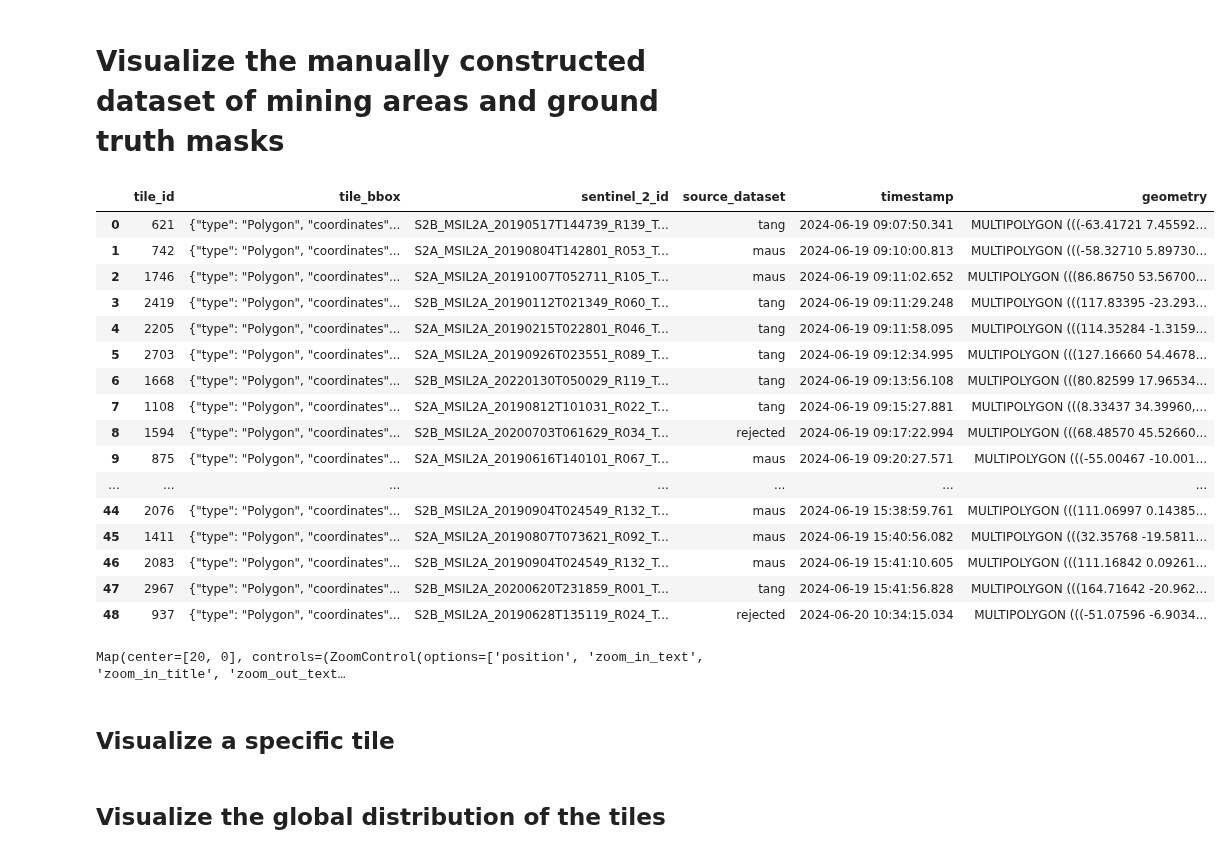
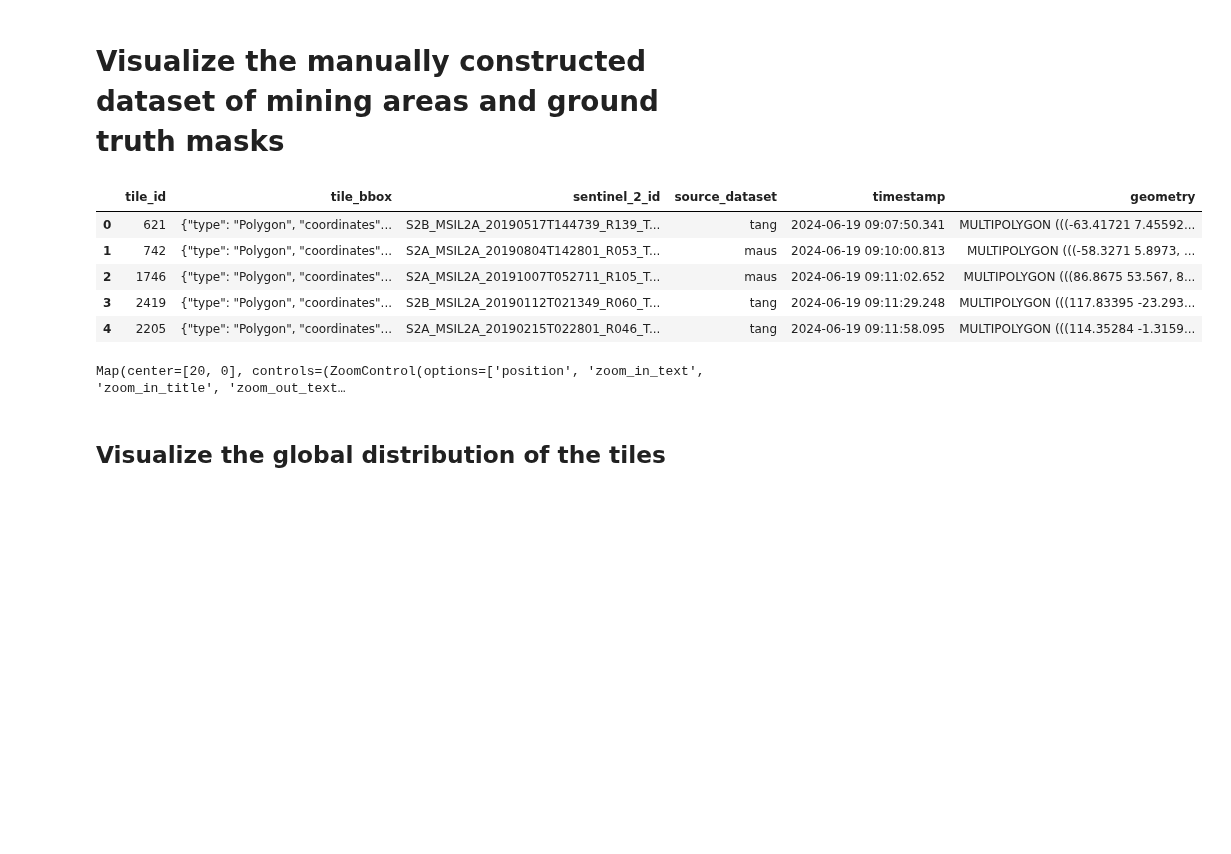
Before and after one commit to SimonJasansky/mine-segmentation, a Jupyter notebook: notebooks/visualize_dataset.ipynb, the cells around one changed output. Saved outputs shown, nothing was run; the diff lists cells and outputs as text; code cells hidden in the pictures; blank space fills up the shorter version.

```diff
--- a/notebooks/visualize_dataset.ipynb
+++ b/notebooks/visualize_dataset.ipynb
@@ -3,32 +3,25 @@
 # %%
 import geopandas as gpd
 import leafmap
+from shapely.ops import unary_union
+from shapely.geometry import Point, mapping, box, shape
+import shapely
+import json
 
 import sys
 sys.path.append("..")
 
 # Load the data
 data = gpd.read_file("/workspaces/mine-segmentation/data/raw/mining_tiles_with_masks.gpkg")
 
-data
+data.head()
 # %% [output]
 |  | tile_id | tile_bbox | sentinel_2_id | source_dataset | timestamp | geometry |
 | 0 | 621 | {"type": "Polygon", "coordinates"... | S2B_MSIL2A_20190517T144739_R139_T... | tang | 2024-06-19 09:07:50.341 | MULTIPOLYGON (((-63.41721 7.45592... |
-| 1 | 742 | {"type": "Polygon", "coordinates"... | S2A_MSIL2A_20190804T142801_R053_T... | maus | 2024-06-19 09:10:00.813 | MULTIPOLYGON (((-58.32710 5.89730... |
-| 2 | 1746 | {"type": "Polygon", "coordinates"... | S2A_MSIL2A_20191007T052711_R105_T... | maus | 2024-06-19 09:11:02.652 | MULTIPOLYGON (((86.86750 53.56700... |
+| 1 | 742 | {"type": "Polygon", "coordinates"... | S2A_MSIL2A_20190804T142801_R053_T... | maus | 2024-06-19 09:10:00.813 | MULTIPOLYGON (((-58.3271 5.8973, ... |
+| 2 | 1746 | {"type": "Polygon", "coordinates"... | S2A_MSIL2A_20191007T052711_R105_T... | maus | 2024-06-19 09:11:02.652 | MULTIPOLYGON (((86.8675 53.567, 8... |
 | 3 | 2419 | {"type": "Polygon", "coordinates"... | S2B_MSIL2A_20190112T021349_R060_T... | tang | 2024-06-19 09:11:29.248 | MULTIPOLYGON (((117.83395 -23.293... |
 | 4 | 2205 | {"type": "Polygon", "coordinates"... | S2A_MSIL2A_20190215T022801_R046_T... | tang | 2024-06-19 09:11:58.095 | MULTIPOLYGON (((114.35284 -1.3159... |
-| 5 | 2703 | {"type": "Polygon", "coordinates"... | S2A_MSIL2A_20190926T023551_R089_T... | tang | 2024-06-19 09:12:34.995 | MULTIPOLYGON (((127.16660 54.4678... |
-| 6 | 1668 | {"type": "Polygon", "coordinates"... | S2B_MSIL2A_20220130T050029_R119_T... | tang | 2024-06-19 09:13:56.108 | MULTIPOLYGON (((80.82599 17.96534... |
-| 7 | 1108 | {"type": "Polygon", "coordinates"... | S2A_MSIL2A_20190812T101031_R022_T... | tang | 2024-06-19 09:15:27.881 | MULTIPOLYGON (((8.33437 34.39960,... |
-| 8 | 1594 | {"type": "Polygon", "coordinates"... | S2B_MSIL2A_20200703T061629_R034_T... | rejected | 2024-06-19 09:17:22.994 | MULTIPOLYGON (((68.48570 45.52660... |
-| 9 | 875 | {"type": "Polygon", "coordinates"... | S2A_MSIL2A_20190616T140101_R067_T... | maus | 2024-06-19 09:20:27.571 | MULTIPOLYGON (((-55.00467 -10.001... |
-| ... | ... | ... | ... | ... | ... | ... |
-| 44 | 2076 | {"type": "Polygon", "coordinates"... | S2B_MSIL2A_20190904T024549_R132_T... | maus | 2024-06-19 15:38:59.761 | MULTIPOLYGON (((111.06997 0.14385... |
-| 45 | 1411 | {"type": "Polygon", "coordinates"... | S2A_MSIL2A_20190807T073621_R092_T... | maus | 2024-06-19 15:40:56.082 | MULTIPOLYGON (((32.35768 -19.5811... |
-| 46 | 2083 | {"type": "Polygon", "coordinates"... | S2B_MSIL2A_20190904T024549_R132_T... | maus | 2024-06-19 15:41:10.605 | MULTIPOLYGON (((111.16842 0.09261... |
-| 47 | 2967 | {"type": "Polygon", "coordinates"... | S2B_MSIL2A_20200620T231859_R001_T... | tang | 2024-06-19 15:41:56.828 | MULTIPOLYGON (((164.71642 -20.962... |
-| 48 | 937 | {"type": "Polygon", "coordinates"... | S2B_MSIL2A_20190628T135119_R024_T... | rejected | 2024-06-20 10:34:15.034 | MULTIPOLYGON (((-51.07596 -6.9034... |
 # %%
 # Create a Leaflet map
 m = leafmap.Map()
@@ -40,5 +33,3 @@ m.add_gdf(data, layer_name="dataset")
 m
 # %% [output]
 Map(center=[20, 0], controls=(ZoomControl(options=['position', 'zoom_in_text', 'zoom_in_title', 'zoom_out_text…
-# %% [markdown]
-## Visualize a specific tile
```
Also changed, not shown: parts of 12 cells of this notebook, 2 other files.
